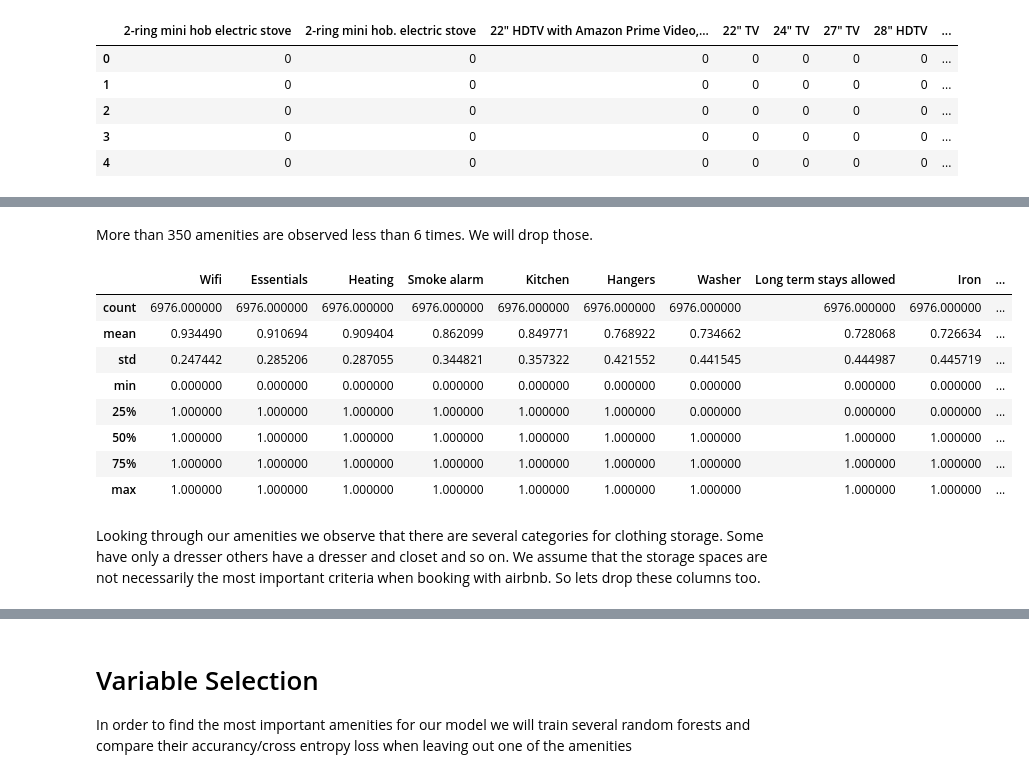
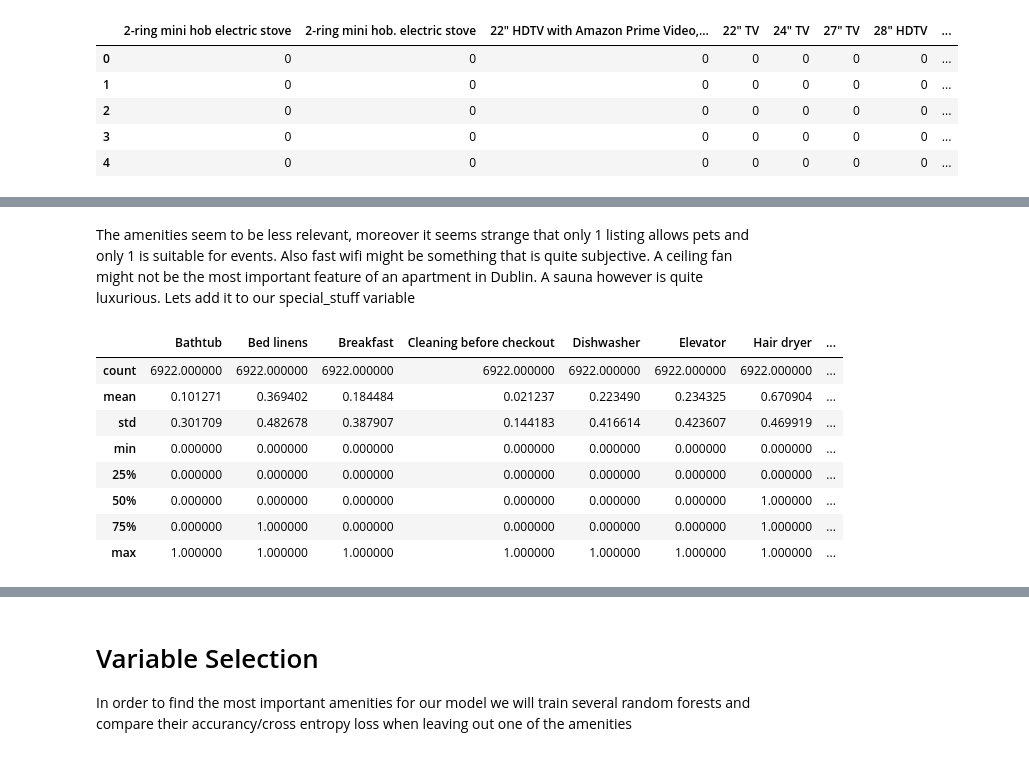
Before and after one commit to dmnk1308/DubAir, a Jupyter notebook: amenities_selection.ipynb, the cells around one changed output, grey strips where cells are left out. Cells and saved outputs as stored; diff of their text form; code cells hidden in the pictures.

```diff
--- a/amenities_selection.ipynb
+++ b/amenities_selection.ipynb
@@ -67,0 +90,28 @@ That is a lot of stuff. We have more than 500 different amenities. Maybe the one
+# %%
+def in_one(df, in_cat, out_cat_name, regex = True, sum = False, drop = True):
+
+    if regex == True:
+        # get columns to substitute
+        col_filter = df.columns.str.contains(in_cat, case = False, regex = True)
+        col_names = df.columns[col_filter]
+
+        # create new column
+        if sum == True:
+            new_var = df.filter(col_names).sum(axis = 1)
+        else:
+            new_var = df.filter(col_names).sum(axis = 1)
+            new_var[new_var>1] = 1
+
+    else:
+        col_names = in_cat
+        if sum == True:
+            new_var = df.filter(col_names).sum(axis = 1)
+        else:
+            new_var = df.filter(col_names).sum(axis = 1)
+            new_var[new_var>1] = 1
+    df[out_cat_name] = new_var
+
+    if drop == True:
+        df = df.drop(col_names, axis = 1)
+
+    return df
@@ -67,0 +127,7 @@ That is a lot of stuff. We have more than 500 different amenities. Maybe the one
+# %%
+def drop_col(df, sender, regex = True):
+    if regex == True:
+        col_filter = df.columns.str.contains(sender, case = False, regex = True)
+        sender = df.columns[col_filter]
+    df = df.drop(sender, axis = 1)
+    return df
@@ -68,4 +220,4 @@ That is a lot of stuff. We have more than 500 different amenities. Maybe the one
 # %%
-summary = am_df.sum(axis = 0).sort_values(ascending = False)
-summary.where(summary <=5).dropna()
+summary = am_df[am_df !=0].sum(axis = 0).sort_values(ascending = False)
+summary.where(summary <=20).dropna()
 # %% [output]
@@ -84,2 +229,0 @@ Length: 352, dtype: float64
-# %% [markdown]
-More than 350 amenities are observed less than 6 times. We will drop those.
@@ -88,16 +230,18 @@ drop_am = list(summary.where(summary > 5).dropna().index)
+# %% [markdown]
+ The amenities seem to be less relevant, moreover it seems strange that only 1 listing allows pets and only 1 is suitable for events. Also fast wifi might be something that is quite subjective. A ceiling fan might not be the most important feature of an apartment in Dublin. A sauna however is quite luxurious. Lets add it to our special_stuff variable
+# %%
+am_df["Special_stuff"] = am_df["Special_stuff"] + am_df["Sauna_available"]
+drop_am = list(summary.where(summary <=15).dropna().index)
+am_df = drop_col(am_df, drop_am, regex = False)
 # %%
-am_df = am_df.filter(drop_am)
 am_df.describe()
 # %% [output]
-|  | Wifi | Essentials | Heating | Smoke alarm | Kitchen | Hangers | Washer | Long term stays allowed | Iron | ... |
-| count | 6976.000000 | 6976.000000 | 6976.000000 | 6976.000000 | 6976.000000 | 6976.000000 | 6976.000000 | 6976.000000 | 6976.000000 | ... |
-| mean | 0.934490 | 0.910694 | 0.909404 | 0.862099 | 0.849771 | 0.768922 | 0.734662 | 0.728068 | 0.726634 | ... |
-| std | 0.247442 | 0.285206 | 0.287055 | 0.344821 | 0.357322 | 0.421552 | 0.441545 | 0.444987 | 0.445719 | ... |
-| min | 0.000000 | 0.000000 | 0.000000 | 0.000000 | 0.000000 | 0.000000 | 0.000000 | 0.000000 | 0.000000 | ... |
-| 25% | 1.000000 | 1.000000 | 1.000000 | 1.000000 | 1.000000 | 1.000000 | 0.000000 | 0.000000 | 0.000000 | ... |
-| 50% | 1.000000 | 1.000000 | 1.000000 | 1.000000 | 1.000000 | 1.000000 | 1.000000 | 1.000000 | 1.000000 | ... |
-| 75% | 1.000000 | 1.000000 | 1.000000 | 1.000000 | 1.000000 | 1.000000 | 1.000000 | 1.000000 | 1.000000 | ... |
-| max | 1.000000 | 1.000000 | 1.000000 | 1.000000 | 1.000000 | 1.000000 | 1.000000 | 1.000000 | 1.000000 | ... |
+|  | Bathtub | Bed linens | Breakfast | Cleaning before checkout | Dishwasher | Elevator | Hair dryer | ... |
+| count | 6922.000000 | 6922.000000 | 6922.000000 | 6922.000000 | 6922.000000 | 6922.000000 | 6922.000000 | ... |
+| mean | 0.101271 | 0.369402 | 0.184484 | 0.021237 | 0.223490 | 0.234325 | 0.670904 | ... |
+| std | 0.301709 | 0.482678 | 0.387907 | 0.144183 | 0.416614 | 0.423607 | 0.469919 | ... |
+| min | 0.000000 | 0.000000 | 0.000000 | 0.000000 | 0.000000 | 0.000000 | 0.000000 | ... |
+| 25% | 0.000000 | 0.000000 | 0.000000 | 0.000000 | 0.000000 | 0.000000 | 0.000000 | ... |
+| 50% | 0.000000 | 0.000000 | 0.000000 | 0.000000 | 0.000000 | 0.000000 | 1.000000 | ... |
+| 75% | 0.000000 | 1.000000 | 0.000000 | 0.000000 | 0.000000 | 0.000000 | 1.000000 | ... |
+| max | 1.000000 | 1.000000 | 1.000000 | 1.000000 | 1.000000 | 1.000000 | 1.000000 | ... |
-# %% [markdown]
-Looking through our amenities we observe that there are several categories for clothing storage. Some have only a dresser others have a dresser and closet and so on. We assume that the storage spaces are not necessarily the most important criteria when booking with airbnb.
-So lets drop these columns too.
```
Also changed, not shown: parts of 21 cells of this notebook.
